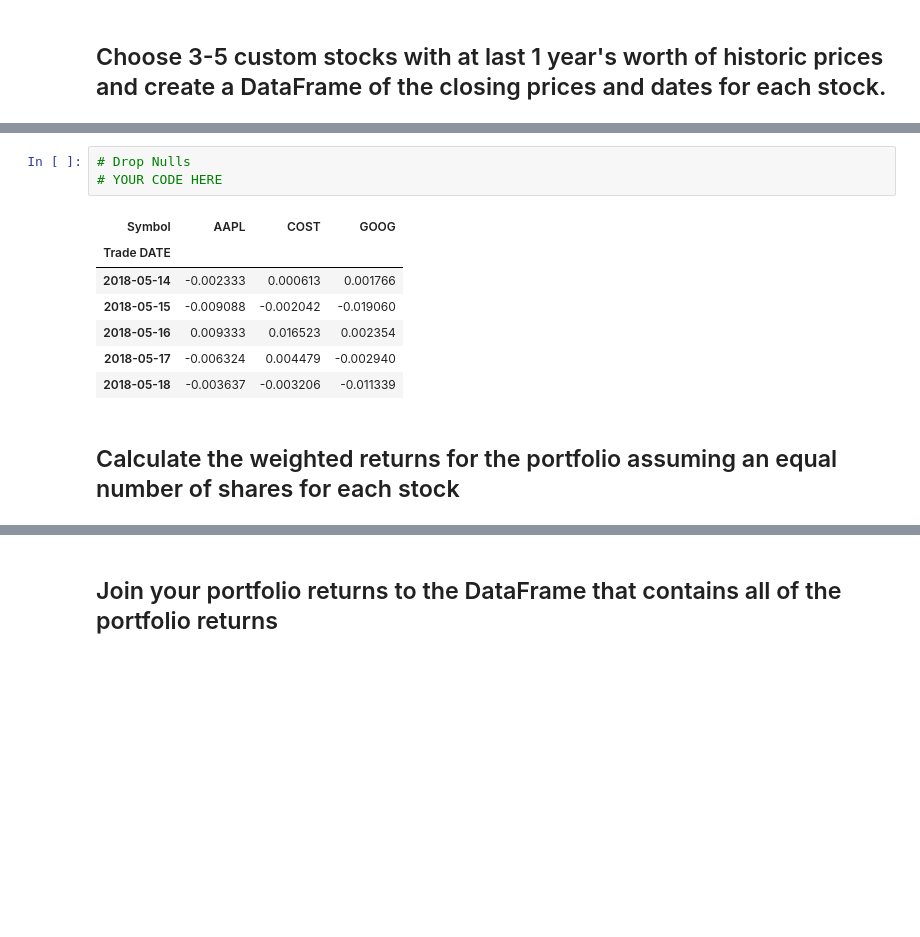
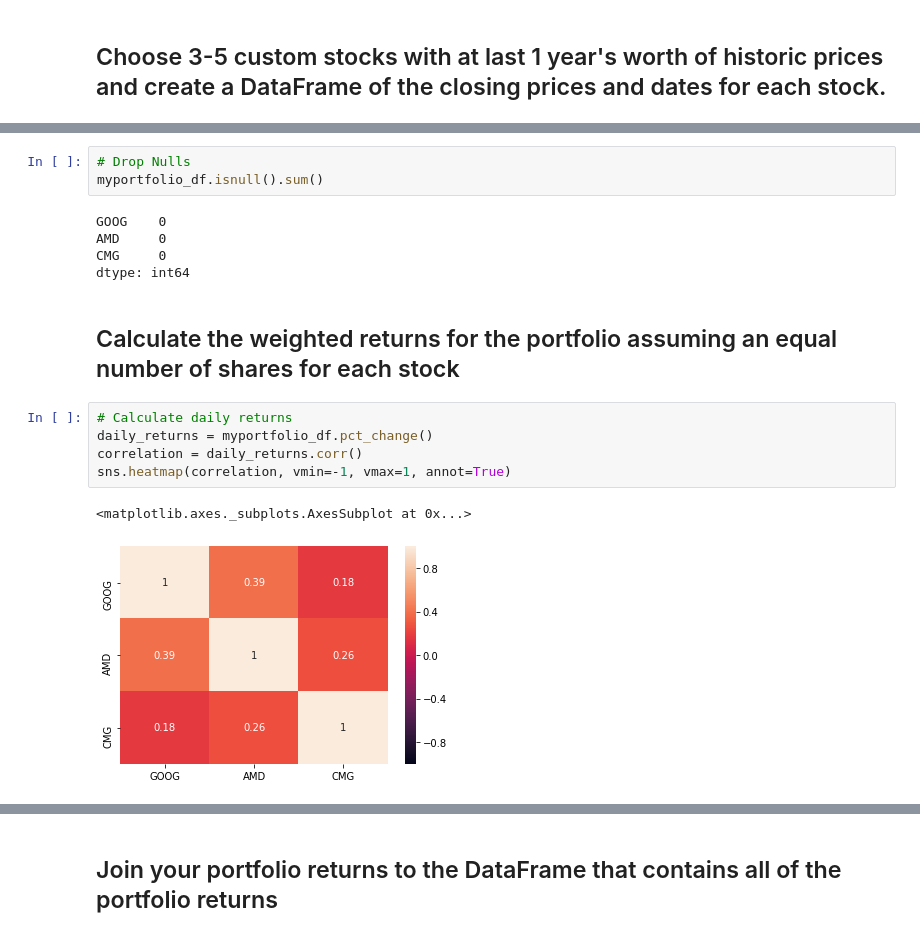
Before and after one commit to enriqueserizawa/pandas-homework, a Jupyter notebook: whale_analysis.ipynb, the cells around one changed output, grey strips where cells are left out. Cells and saved outputs as stored; diff of their text form; blank space fills up the shorter version.

```diff
--- a/whale_analysis.ipynb
+++ b/whale_analysis.ipynb
@@ -440,13 +442,18 @@ In this section, you will build your own portfolio of stocks, calculate the retu
 # %%
 # Drop Nulls
-# YOUR CODE HERE
+myportfolio_df.isnull().sum()
 # %% [output]
-| Symbol | AAPL | COST | GOOG |
-| Trade DATE |  |  |  |
-| 2018-05-14 | -0.002333 | 0.000613 | 0.001766 |
-| 2018-05-15 | -0.009088 | -0.002042 | -0.019060 |
-| 2018-05-16 | 0.009333 | 0.016523 | 0.002354 |
-| 2018-05-17 | -0.006324 | 0.004479 | -0.002940 |
-| 2018-05-18 | -0.003637 | -0.003206 | -0.011339 |
+GOOG    0
+AMD     0
+CMG     0
+dtype: int64
 # %% [markdown]
 ## Calculate the weighted returns for the portfolio assuming an equal number of shares for each stock
+# %%
+# Calculate daily returns
+daily_returns = myportfolio_df.pct_change()
+correlation = daily_returns.corr()
+sns.heatmap(correlation, vmin=-1, vmax=1, annot=True)
+# %% [output]
+<matplotlib.axes._subplots.AxesSubplot at 0x...>
+[figure, added]
```
Also changed, not shown: parts of 27 cells of this notebook.
